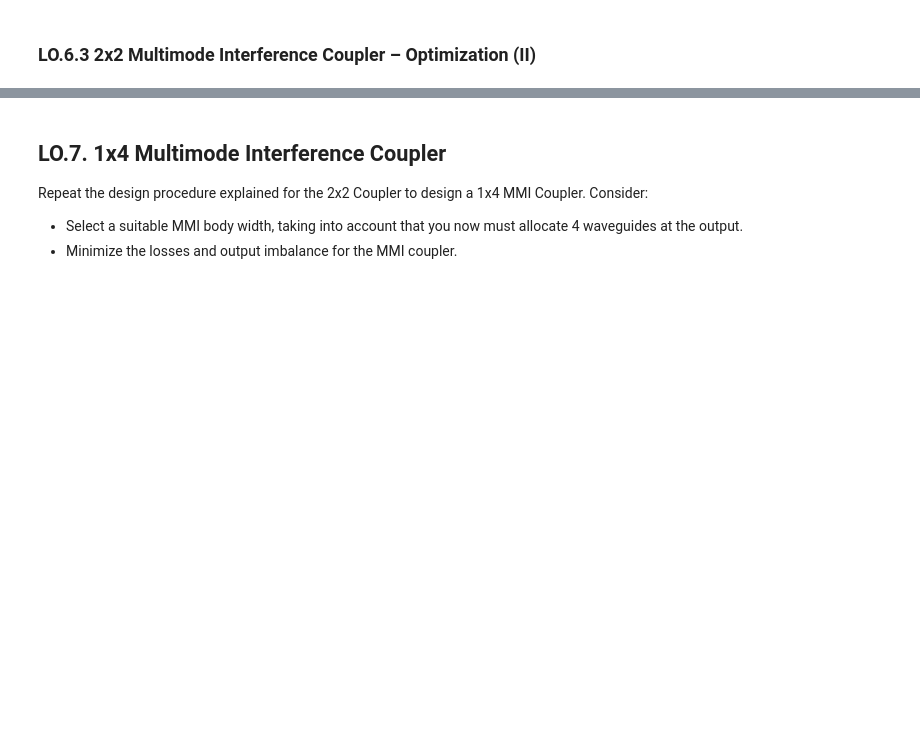
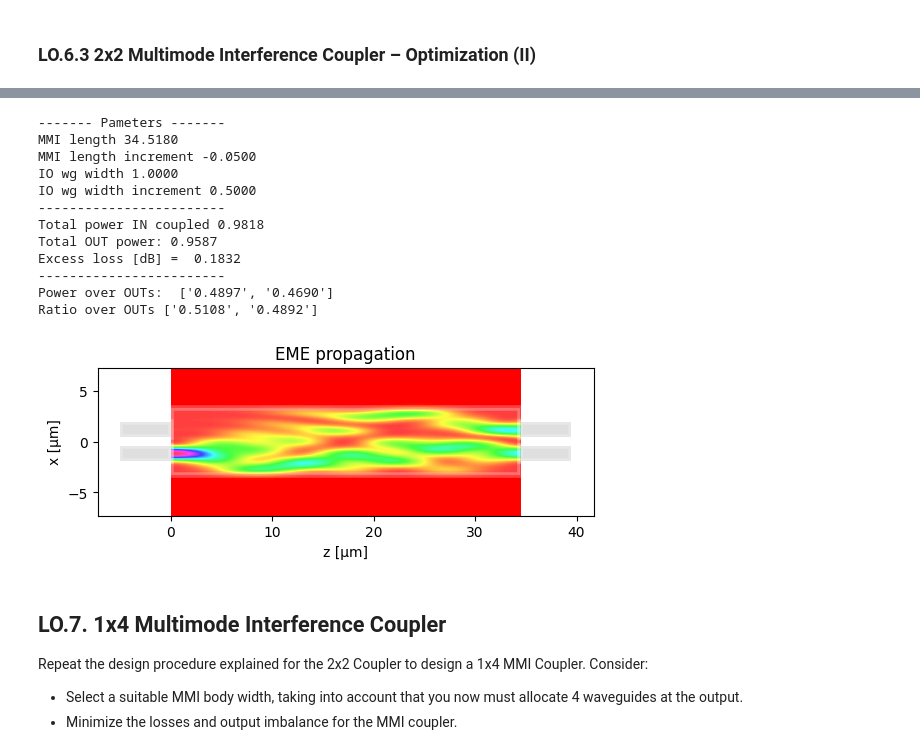
Before and after one commit to lorenagomezdiego/cifoin-lab2, a Jupyter notebook: COUPLERS_Student.ipynb, the cells around one changed output, grey strips where cells are left out. Drawn from its saved outputs; the diff is of its cells as text; code cells hidden in the pictures; blank space fills up the shorter version.

```diff
--- a/COUPLERS_Student.ipynb
+++ b/COUPLERS_Student.ipynb
@@ -680,20 +686,34 @@ print("L_pi = ", L_pi, " µm")
 # %%
 # 3) Configure MMI
 # # MMI I/O number (check class slides for type of MMI)
 m.n_IN = 2 # STUDENT
 m.n_OUT = 2 # STUDENT
 
 dy = 0.1
 # MMI I/O waveguide positions (check class slides for type of MMI)
 m.IN_WVG_positions = mmi_Width*np.array([-1/6,1/6]) + np.array([-dy,dy]) # STUDENT
 m.OUT_WVG_positions = mmi_Width*np.array([-1/6,1/6]) + np.array([-dy,dy])  # STUDENT
 
 # MMI length (check class slides for type of MMI)
 m.L_MMI = (1/2)*L_pi  # STUDENT
-m.dL_MMI = -0.5 # STUDENT
+m.dL_MMI = -0.05 # STUDENT
 
 # Run propagation
 m.propagation()
+# %% [output]
+------- Pameters -------
+MMI length 34.5180
+MMI length increment -0.0500
+IO wg width 1.0000
+IO wg width increment 0.5000
+------------------------
+Total power IN coupled 0.9818
+Total OUT power: 0.9587
+Excess loss [dB] =  0.1832
+------------------------
+Power over OUTs:  ['0.4897', '0.4690']
+Ratio over OUTs ['0.5108', '0.4892']
+[figure, added]
 # %% [markdown]
 ## LO.7. 1x4 Multimode Interference Coupler
 
```
Also changed, not shown: parts of 13 cells of this notebook.
